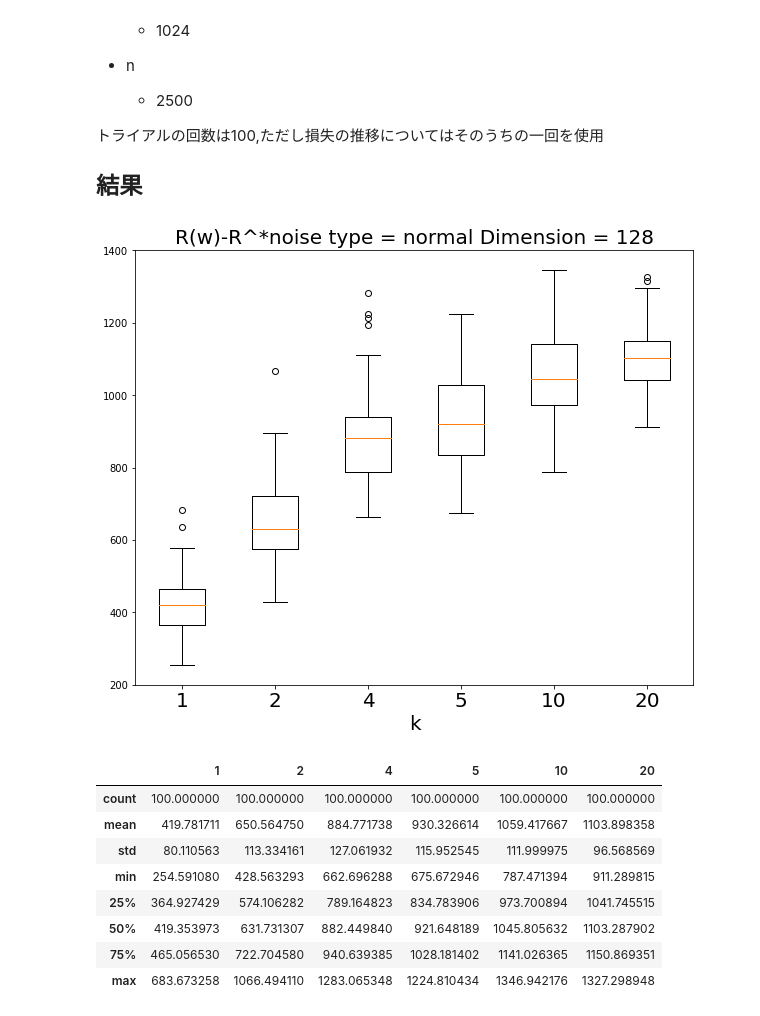
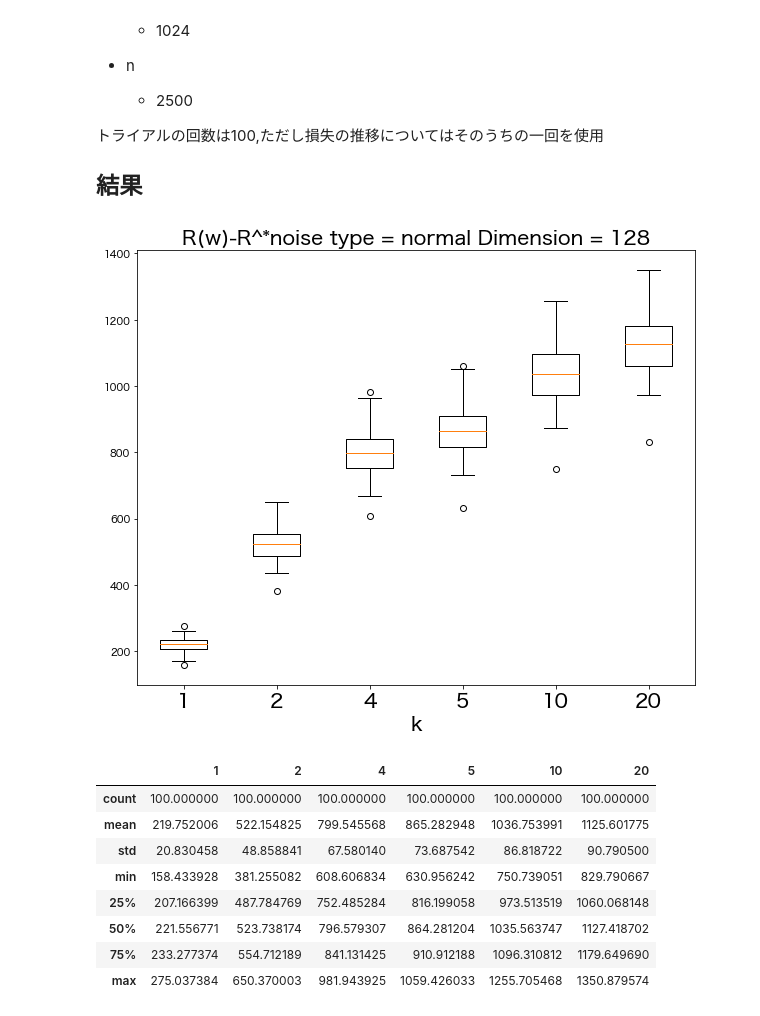
Before and after one commit to NaokiNakamichi/ML, a Jupyter notebook: GD/exp/simulation/DCSGD_dimension_0816.ipynb, the cells around one changed output. Drawn from its saved outputs; the diff is of its cells as text; code cells hidden in the pictures.

```diff
--- a/GD/exp/simulation/DCSGD_dimension_0816.ipynb
+++ b/GD/exp/simulation/DCSGD_dimension_0816.ipynb
@@ -40,25 +40,25 @@ X_var = 2
 son = loss.LinearQuadraticLoss()
 columns=['1', '2', '4','5','10','20']
 k_list = [0,1,3,4,9,19]
-n = 5000
+n = 2500
 c = 1
 noise = "normal"
 # %%
 E_var = 1.75
 
 w_star = np.arange(128)
 w_star = w_star.reshape(1,-1)
 d = w_star.shape[1]
 rng = np.random.default_rng()
 w_init = w_star + rng.uniform(-c,c,size=d)
 
 title = f"noise type = {noise} Dimension = {d}"
-DC = DC_SGD.DCSGDSimulation(w_star=w_star,n=n,E_var=E_var,X_mean=X_mean,X_var=X_var,noise=noise,loss_type=son,c=c,fixed_lr=True,lr=0.006)
+DC = DC_SGD.DCSGDSimulation(w_star=w_star,n=n,E_var=E_var,X_mean=X_mean,X_var=X_var,noise=noise,loss_type=son,c=c,fixed_lr=True,lr=0.001)
 trial_num  = 100
 _, result_loss_gauss = DC.many_trails(trial_num=trial_num,max_k=20)
 plot_set.box_plot_k(result=result_loss_gauss,k_string=columns,k_list=k_list,title=title)
 # %% [output]
-[figure, old version]
+[figure, new version]
 # %%
 df = pd.DataFrame(result_loss_gauss)
 now = datetime.datetime.now()
@@ -69,13 +69,13 @@ df.describe()
 # %% [output]
 |  | 1 | 2 | 4 | 5 | 10 | 20 |
 | count | 100.000000 | 100.000000 | 100.000000 | 100.000000 | 100.000000 | 100.000000 |
-| mean | 419.781711 | 650.564750 | 884.771738 | 930.326614 | 1059.417667 | 1103.898358 |
-| std | 80.110563 | 113.334161 | 127.061932 | 115.952545 | 111.999975 | 96.568569 |
-| min | 254.591080 | 428.563293 | 662.696288 | 675.672946 | 787.471394 | 911.289815 |
-| 25% | 364.927429 | 574.106282 | 789.164823 | 834.783906 | 973.700894 | 1041.745515 |
-| 50% | 419.353973 | 631.731307 | 882.449840 | 921.648189 | 1045.805632 | 1103.287902 |
-| 75% | 465.056530 | 722.704580 | 940.639385 | 1028.181402 | 1141.026365 | 1150.869351 |
-| max | 683.673258 | 1066.494110 | 1283.065348 | 1224.810434 | 1346.942176 | 1327.298948 |
+| mean | 219.752006 | 522.154825 | 799.545568 | 865.282948 | 1036.753991 | 1125.601775 |
+| std | 20.830458 | 48.858841 | 67.580140 | 73.687542 | 86.818722 | 90.790500 |
+| min | 158.433928 | 381.255082 | 608.606834 | 630.956242 | 750.739051 | 829.790667 |
+| 25% | 207.166399 | 487.784769 | 752.485284 | 816.199058 | 973.513519 | 1060.068148 |
+| 50% | 221.556771 | 523.738174 | 796.579307 | 864.281204 | 1035.563747 | 1127.418702 |
+| 75% | 233.277374 | 554.712189 | 841.131425 | 910.912188 | 1096.310812 | 1179.649690 |
+| max | 275.037384 | 650.370003 | 981.943925 | 1059.426033 | 1255.705468 | 1350.879574 |
 # %%
 k_list_tr = [1,2,4,5,10,20]
 transition_result = DC.multiple_k_transition(k_list=k_list_tr,w_init=w_init)
```
Also changed, not shown: parts of 21 cells of this notebook, 43 other files.
